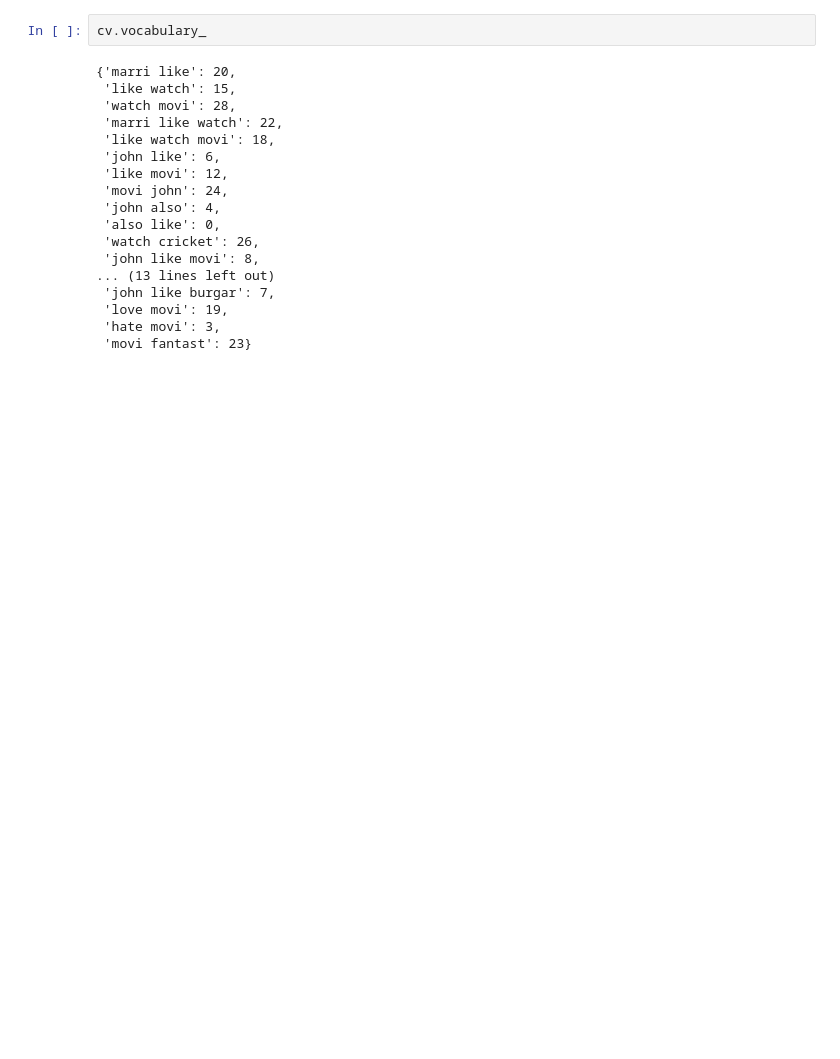
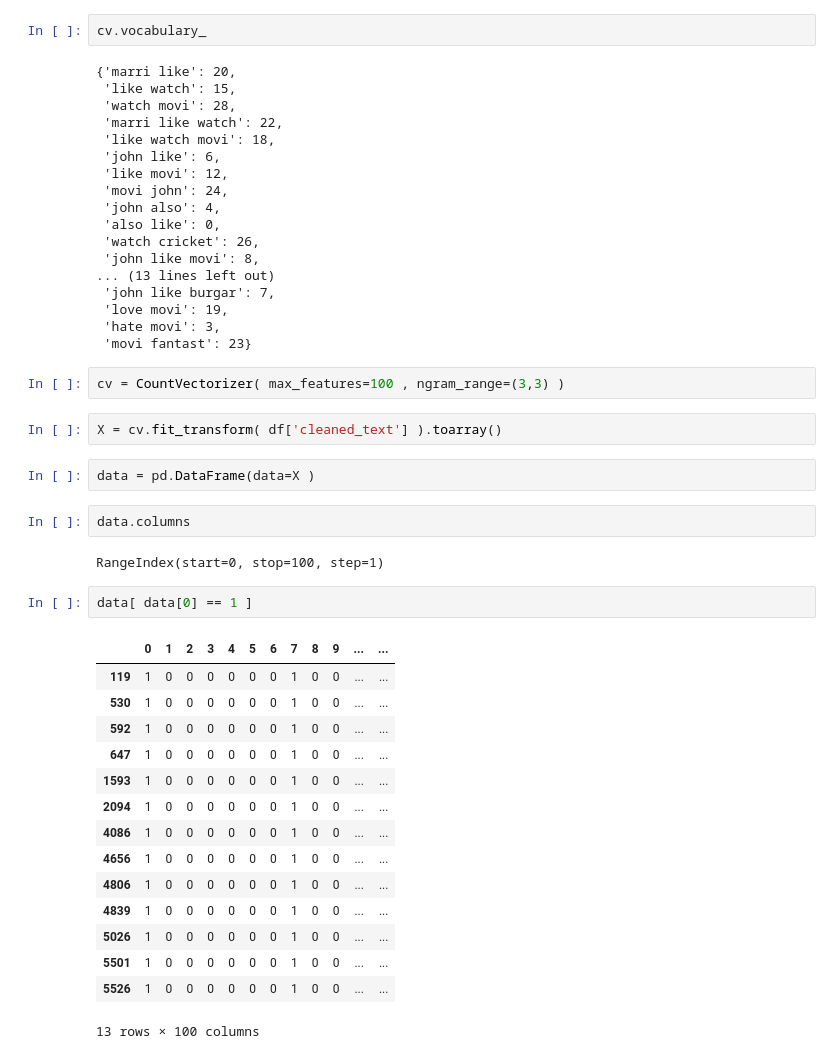
Before and after one commit to Kalyan199999/Machine-Learnig-full-course, a Jupyter notebook: nlp/nlp_6_bow.ipynb, the cells around one changed output. Drawn from its saved outputs; the diff is of its cells as text; blank space fills up the shorter version.

```diff
--- a/nlp/nlp_6_bow.ipynb
+++ b/nlp/nlp_6_bow.ipynb
@@ -250,3 +250,31 @@ cv.vocabulary_
  'love movi': 19,
  'hate movi': 3,
  'movi fantast': 23}
+# %%
+cv = CountVectorizer( max_features=100 , ngram_range=(3,3) )
+# %%
+X = cv.fit_transform( df['cleaned_text'] ).toarray()
+# %%
+data = pd.DataFrame(data=X )
+# %%
+data.columns
+# %% [output]
+RangeIndex(start=0, stop=100, step=1)
+# %%
+data[ data[0] == 1 ]
+# %% [output]
+|  | 0 | 1 | 2 | 3 | 4 | 5 | 6 | 7 | 8 | 9 | ... | ... |
+| 119 | 1 | 0 | 0 | 0 | 0 | 0 | 0 | 1 | 0 | 0 | ... | ... |
+| 530 | 1 | 0 | 0 | 0 | 0 | 0 | 0 | 1 | 0 | 0 | ... | ... |
+| 592 | 1 | 0 | 0 | 0 | 0 | 0 | 0 | 1 | 0 | 0 | ... | ... |
+| 647 | 1 | 0 | 0 | 0 | 0 | 0 | 0 | 1 | 0 | 0 | ... | ... |
+| 1593 | 1 | 0 | 0 | 0 | 0 | 0 | 0 | 1 | 0 | 0 | ... | ... |
+| 2094 | 1 | 0 | 0 | 0 | 0 | 0 | 0 | 1 | 0 | 0 | ... | ... |
+| 4086 | 1 | 0 | 0 | 0 | 0 | 0 | 0 | 1 | 0 | 0 | ... | ... |
+| 4656 | 1 | 0 | 0 | 0 | 0 | 0 | 0 | 1 | 0 | 0 | ... | ... |
+| 4806 | 1 | 0 | 0 | 0 | 0 | 0 | 0 | 1 | 0 | 0 | ... | ... |
+| 4839 | 1 | 0 | 0 | 0 | 0 | 0 | 0 | 1 | 0 | 0 | ... | ... |
+| 5026 | 1 | 0 | 0 | 0 | 0 | 0 | 0 | 1 | 0 | 0 | ... | ... |
+| 5501 | 1 | 0 | 0 | 0 | 0 | 0 | 0 | 1 | 0 | 0 | ... | ... |
+| 5526 | 1 | 0 | 0 | 0 | 0 | 0 | 0 | 1 | 0 | 0 | ... | ... |
+13 rows × 100 columns
```
Also changed, not shown: parts of 2 cells of this notebook, 1 other file.
